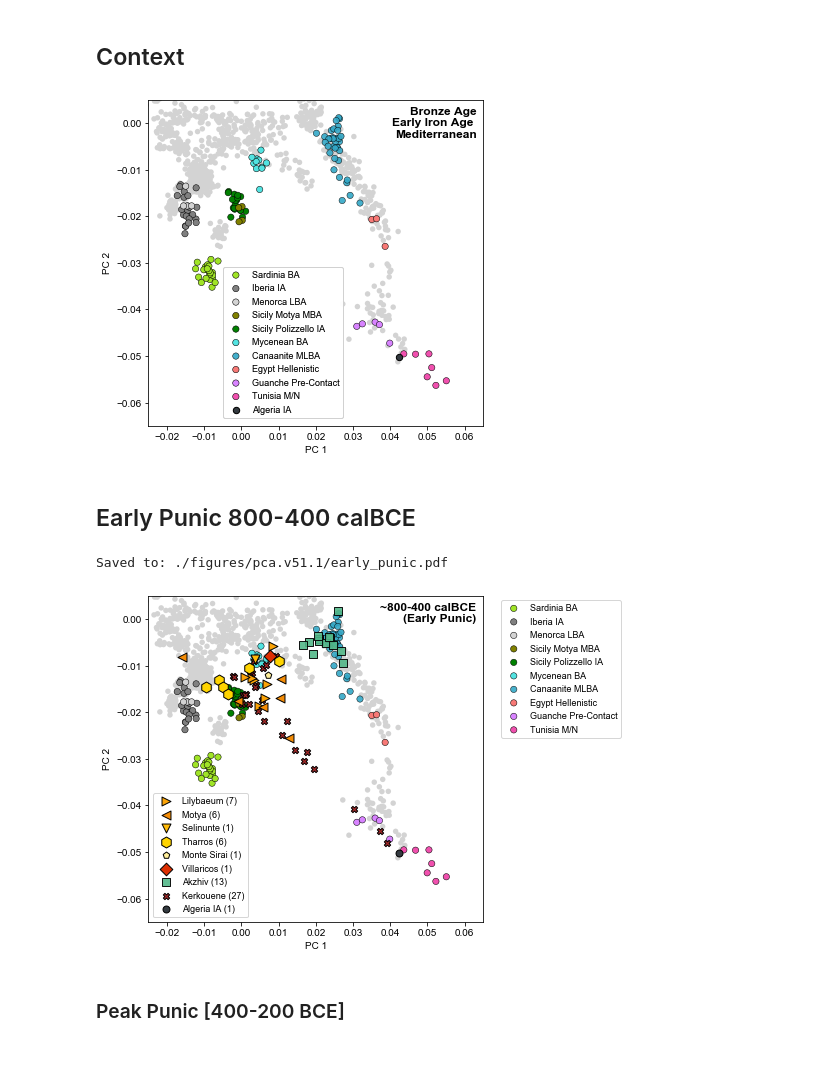
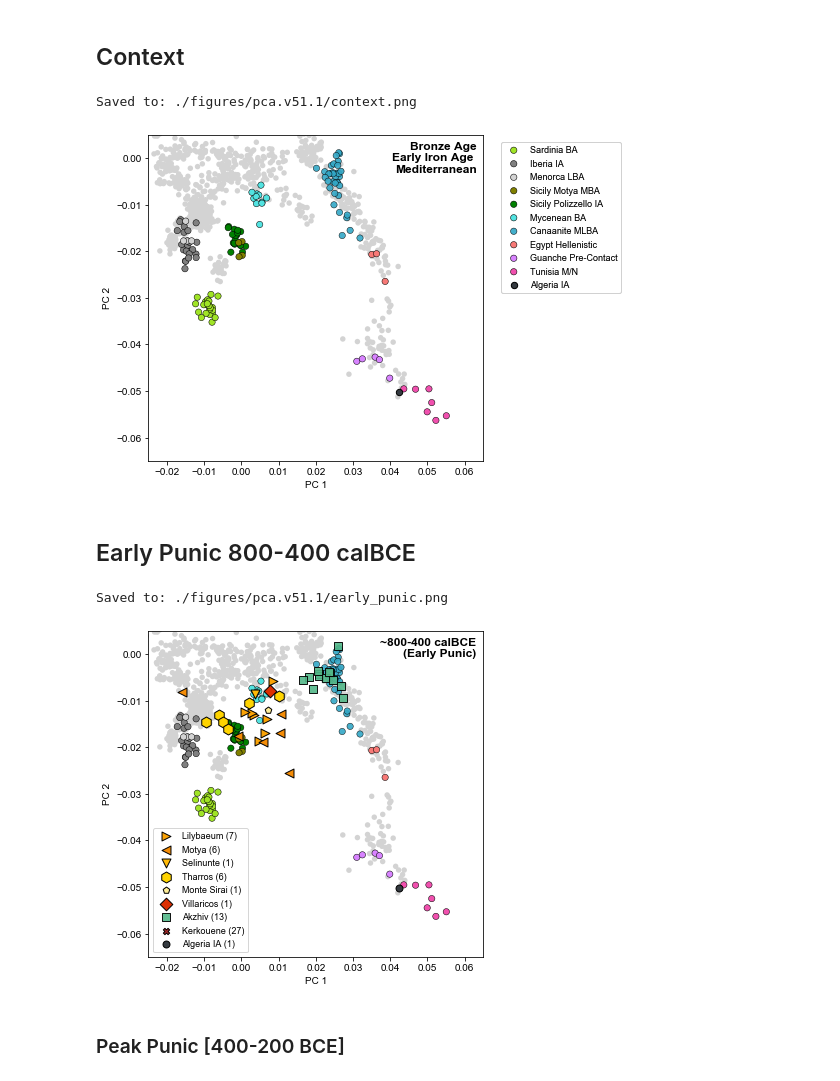
Before and after one commit to hringbauer/punic_aDNA, a Jupyter notebook: notebooks/figs/plot_pca_paper.v51.1.ipynb, the cells around one changed output. Drawn from its saved outputs; the diff is of its cells as text; code cells hidden in the pictures.

Commit message:
Update Plots

```diff
--- a/notebooks/figs/plot_pca_paper.v51.1.ipynb
+++ b/notebooks/figs/plot_pca_paper.v51.1.ipynb
@@ -268,7 +265,7 @@ df[df["iid"].str.contains("I20824")]
 ## Context
 # %%
 #savepath="./figures/pca.49.2b/context.pdf"
-savepath=""
+savepath="./figures/pca.v51.1/context.png"
 
 plt.figure(figsize=(6,6))
 ax = plt.gca()
@@ -293,43 +290,42 @@ l8 = plot_pca(ax, df_gua, legend="", s=s, ec=ec, lw=lw)
 l9 = plot_pca(ax, df_meno, legend="", s=s, ec=ec, lw=lw)
 l10 = plot_pca(ax, df_eg_hell, legend="", s=s, ec=ec, lw=lw)
 
-
-
 df_iid = get_sub_iid(df, ["I12433"], output=False)
 a9 = plot_pca(ax, df_iid, c="#343a40",
          legend="", ec="k", s=s, marker="o")
 
 labels = ["Sardinia BA", "Iberia IA", "Menorca LBA", "Sicily Motya MBA", "Sicily Polizzello IA",
           "Mycenean BA", "Canaanite MLBA", "Egypt Hellenistic", "Guanche Pre-Contact",
           "Tunisia M/N", "Algeria IA"]
 
 plots = [l4, l3, l9, l6, l5, l2, l1, l10, l8, l7, a9]
-leg1 = ax.legend(plots, labels, fontsize=9,
-          bbox_to_anchor=(0.21, 0.01), loc="lower left")
+leg1 = ax.legend(plots, labels, fontsize=9, bbox_to_anchor=(1.04, 0.5),
+           loc="lower left")  # If within the plot. bbox_to_anchor=(0.21, 0.01),
 
 ax.add_artist(leg1)
 
 ax.set_xlabel("PC 1")
 ax.set_ylabel("PC 2")
 ax.set_xlim([-0.025,0.065])
 ax.set_ylim([-0.065,0.005])
 
 ### Title left top:
 ax.text(0.98, 0.98, "Bronze Age\nEarly Iron Age \nMediterranean", weight='bold',
         ha="right", va="top", fontsize=12, transform = ax.transAxes, zorder=20)
 
 if len(savepath) > 0:
     plt.savefig(savepath, bbox_inches = 'tight',
                 pad_inches = 0, dpi=600)
     print(f"Saved to: {savepath}")
 
 plt.show()
 # %% [output]
+Saved to: ./figures/pca.v51.1/context.png
-[figure, old version]
+[figure, new version]
 # %% [markdown]
 ## Early Punic 800-400 calBCE
 # %%
-savepath="./figures/pca.v51.1/early_punic.pdf"
+savepath="./figures/pca.v51.1/early_punic.png"
 
 plt.figure(figsize=(6,6))
 ax = plt.gca()
@@ -370,7 +366,7 @@ s=80
 #a1 = plot_pca(ax, df_iid, c="turquoise", legend="", ec="k", s=s, marker="D")
 
 ### Kerkouane
-a0 = plot_pca(ax, df_kerk, c="brown", legend="", ec="k", s=s/2, marker="X")
+#a0 = plot_pca(ax, df_kerk, c="brown", legend="", ec="k", s=s/2, marker="X")
 
 # Lilibayem
 df_iid = get_sub_iid(df, ["I12666","I12847","I24678|I24676|I24675|I24556|I22095"], output=False)
@@ -383,7 +379,6 @@ a3 = plot_pca(ax, df_iid, c="#F48C06", legend="", ec="k", s=s, marker="<")
 ### Selinunte
 df_iid = get_sub_iid(df, ["I21853"], output=False)
 a4 = plot_pca(ax, df_iid, c="#FFBA08", legend="", ec="k", s=s, marker="v")
-
 
 ### Tharros
 df_iid = get_sub_iid(df, ["I22115", "I22121", "I22096",
@@ -411,7 +406,6 @@ a9 = plot_pca(ax, df_iid, c="#343a40",
          legend="", ec="k", s=s*0.6, marker="o")
 
 
-
 plots = [a2, a3, a4, a5, a8, a6, a7, a0, a9]
 legs = ["Lilybaeum (7)", "Motya (6)", "Selinunte (1)", "Tharros (6)",
         "Monte Sirai (1)", "Villaricos (1)", "Akzhiv (13)", "Kerkouene (27)", "Algeria IA (1)"]
@@ -419,8 +413,7 @@ legs = ["Lilybaeum (7)", "Motya (6)", "Selinunte (1)", "Tharros (6)",
 ax.legend(plots, legs, fontsize=9, loc="lower left",
          title="")
 
-ax.add_artist(leg1)
-
+#ax.add_artist(leg1)
 ax.set_xlabel("PC 1")
 ax.set_ylabel("PC 2")
 ax.set_xlim([-0.025,0.065])
@@ -437,8 +430,8 @@ if len(savepath) > 0:
 
 plt.show()
 # %% [output]
-Saved to: ./figures/pca.v51.1/early_punic.pdf
+Saved to: ./figures/pca.v51.1/early_punic.png
-[figure, old version]
+[figure, new version]
 # %% [markdown]
 ### Peak Punic [400-200 BCE]
 # %%
```
Also changed, not shown: parts of 18 cells of this notebook, 7 other files.
